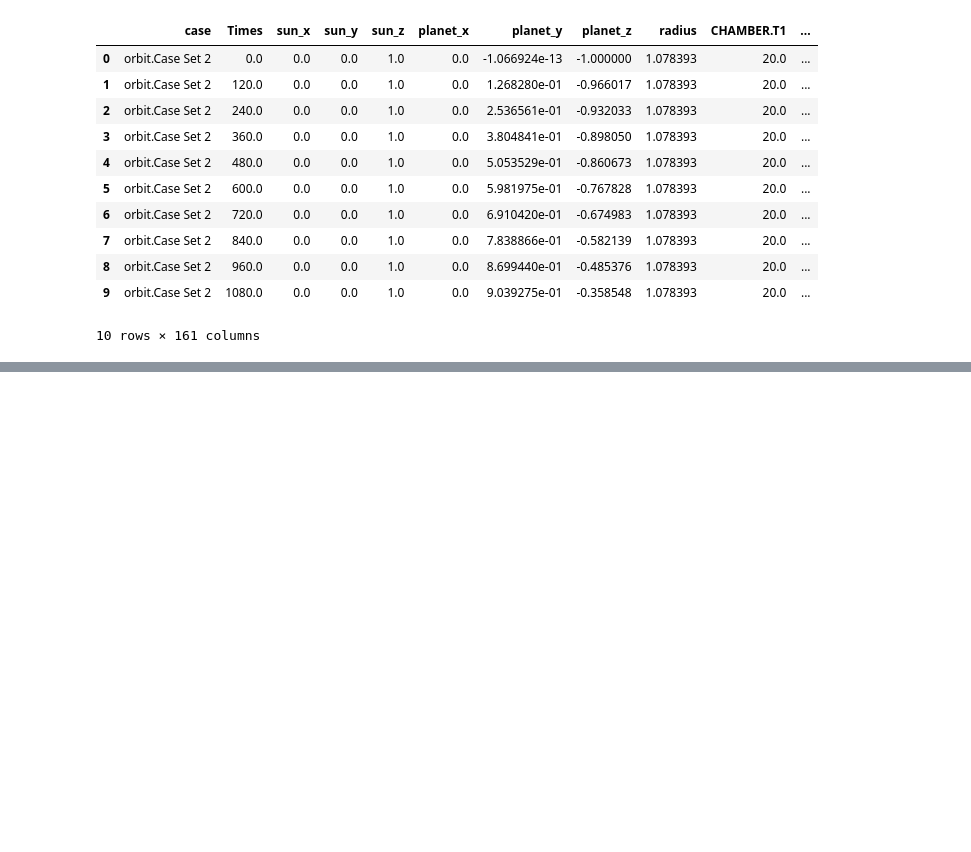
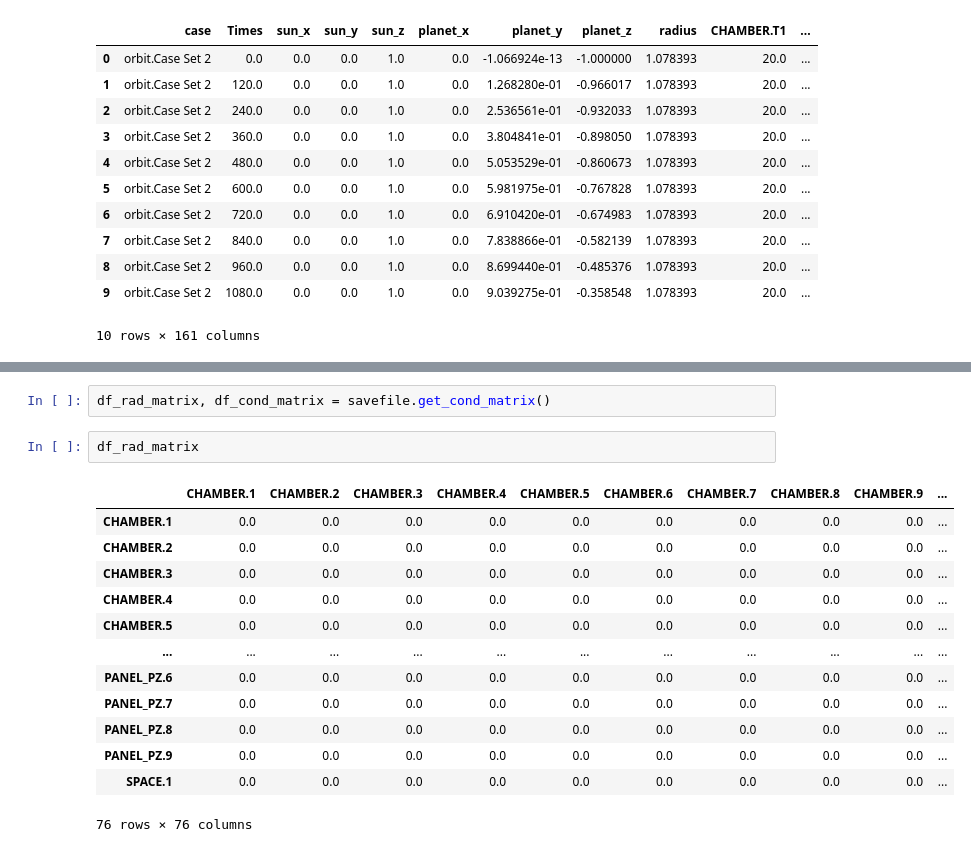
Before and after one commit to nishitomo206/pyopentd, a Jupyter notebook: sample/sample.ipynb, the cells around one changed output, grey strips where cells are left out. Drawn from its saved outputs; the diff is of its cells as text; blank space fills up the shorter version.

```diff
--- a/sample/sample.ipynb
+++ b/sample/sample.ipynb
@@ -118,0 +143,18 @@ get_all_conductance(topology)
+# %%
+df_rad_matrix, df_cond_matrix = savefile.get_cond_matrix()
+# %%
+df_rad_matrix
+# %% [output]
+|  | CHAMBER.1 | CHAMBER.2 | CHAMBER.3 | CHAMBER.4 | CHAMBER.5 | CHAMBER.6 | CHAMBER.7 | CHAMBER.8 | CHAMBER.9 | ... |
+| CHAMBER.1 | 0.0 | 0.0 | 0.0 | 0.0 | 0.0 | 0.0 | 0.0 | 0.0 | 0.0 | ... |
+| CHAMBER.2 | 0.0 | 0.0 | 0.0 | 0.0 | 0.0 | 0.0 | 0.0 | 0.0 | 0.0 | ... |
+| CHAMBER.3 | 0.0 | 0.0 | 0.0 | 0.0 | 0.0 | 0.0 | 0.0 | 0.0 | 0.0 | ... |
+| CHAMBER.4 | 0.0 | 0.0 | 0.0 | 0.0 | 0.0 | 0.0 | 0.0 | 0.0 | 0.0 | ... |
+| CHAMBER.5 | 0.0 | 0.0 | 0.0 | 0.0 | 0.0 | 0.0 | 0.0 | 0.0 | 0.0 | ... |
+| ... | ... | ... | ... | ... | ... | ... | ... | ... | ... | ... |
+| PANEL_PZ.6 | 0.0 | 0.0 | 0.0 | 0.0 | 0.0 | 0.0 | 0.0 | 0.0 | 0.0 | ... |
+| PANEL_PZ.7 | 0.0 | 0.0 | 0.0 | 0.0 | 0.0 | 0.0 | 0.0 | 0.0 | 0.0 | ... |
+| PANEL_PZ.8 | 0.0 | 0.0 | 0.0 | 0.0 | 0.0 | 0.0 | 0.0 | 0.0 | 0.0 | ... |
+| PANEL_PZ.9 | 0.0 | 0.0 | 0.0 | 0.0 | 0.0 | 0.0 | 0.0 | 0.0 | 0.0 | ... |
+| SPACE.1 | 0.0 | 0.0 | 0.0 | 0.0 | 0.0 | 0.0 | 0.0 | 0.0 | 0.0 | ... |
+76 rows × 76 columns
```
Also changed, not shown: parts of 8 cells of this notebook, 1 other file.
